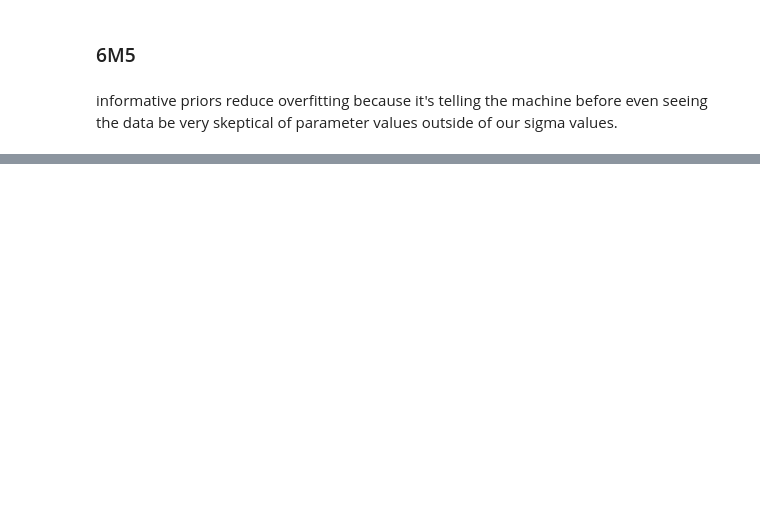
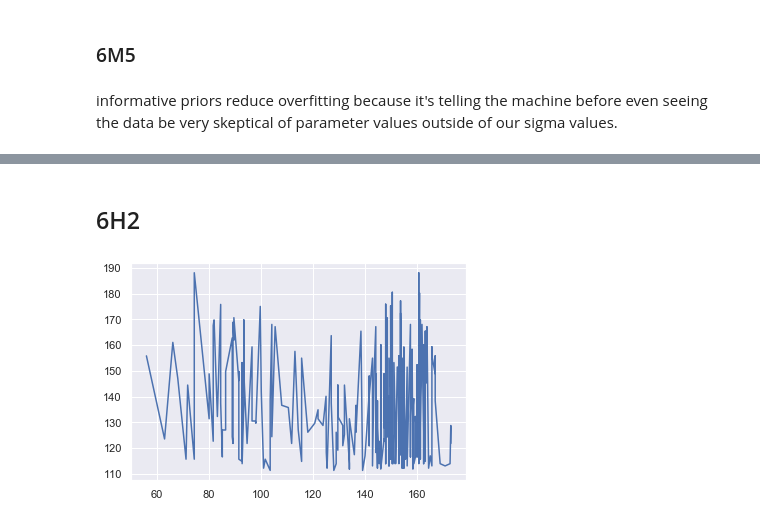
Before and after one commit to jkelley7/stat_rethinking, a Jupyter notebook: Chapter_6.ipynb, the cells around one changed output, grey strips where cells are left out. Cells and saved outputs as stored; diff of their text form; code cells hidden in the pictures; blank space fills up the shorter version.

```diff
--- a/Chapter_6.ipynb
+++ b/Chapter_6.ipynb
@@ -321,0 +386,10 @@ Since DIC(190) and WAIC(192) sum over all i's it's neccessary to only use the sa
+# %%
+# Example
+d = pd.read_csv('.\data\WaffleDivorce.csv', sep = ';')
+d.columns = d.columns.str.lower()
+d['mam_s'] = (d.medianagemarriage - d.medianagemarriage.mean()) / d.medianagemarriage.std()
+d['marr_s'] = (d.marriage - d.marriage.mean()) / d.marriage.std()
+indx_300 = np.random.choice(np.arange(0,len(d)),size = 300, replace=True)
+indx_400 = np.random.choice(np.arange(0,len(d)),size = 300, replace=True)
+d3 = d.iloc[indx_300,:]
+d4 = d.iloc[indx_400,:]
@@ -323,0 +436,18 @@ Since DIC(190) and WAIC(192) sum over all i's it's neccessary to only use the sa
+# %%
+with pm.Model() as m6m3c:
+    alpha = pm.Normal('alpha', mu =0, sigma = 10)
+    beta1 =  pm.Normal('beta_mams', mu = 0, sigma = 20)
+    beta2 =  pm.Normal('beta_marrs', mu = 0, sigma = 20)
+    sigma = pm.Uniform('sigma', lower = 0, upper =10)
+    mu = pm.Deterministic('mu', alpha + beta1*d3.mam_s.values + beta2*d3.marr_s.values)
+    divorce = pm.Normal('divorce', mu = mu, sigma = sigma, observed = d3.divorce.values)
+    tracem63mc = pm.sample(draws=1000, tune = 1000)
+
+with pm.Model() as m6m3d:
+    alpha = pm.Normal('alpha', mu =0, sigma = 10)
+    beta1 =  pm.Normal('beta_mams', mu = 0, sigma = .1)
+    beta2 =  pm.Normal('beta_marrs', mu = 0, sigma = .1)
+    sigma = pm.Uniform('sigma', lower = 0, upper =10)
+    mu = pm.Deterministic('mu', alpha + beta1*d3.mam_s.values + beta2*d3.marr_s.values)
+    divorce = pm.Normal('divorce', mu = mu, sigma = sigma, observed = d3.divorce.values)
+    tracem63md = pm.sample(draws=1000, tune = 1000)
@@ -327,0 +481,8 @@ informative priors reduce overfitting because it's telling the machine before ev
+# %%
+d = pd.read_csv('./data/Howell1.csv', sep = ';')
+d['age_s'] = (d.age - d.age.mean()) / d.age.std()
+np.random.seed(1000)
+i = np.random.choice(np.arange(0,len(d)),size = int((len(d)/2)))
+d1 = d.iloc[i,:]
+d1 = d1.reset_index(drop = True)
+d2 = d.iloc[~i,:]
@@ -327,0 +600,8 @@ informative priors reduce overfitting because it's telling the machine before ev
+# %% [markdown]
+## 6H2
+# %%
+idx = d1.height.sort_values()
+plt.plot(d1.height.sort_values(), t61a['mu'].T.mean(1))
+plt.show()
+# %% [output]
+[figure, added]
```
Also changed, not shown: parts of 31 cells of this notebook.
